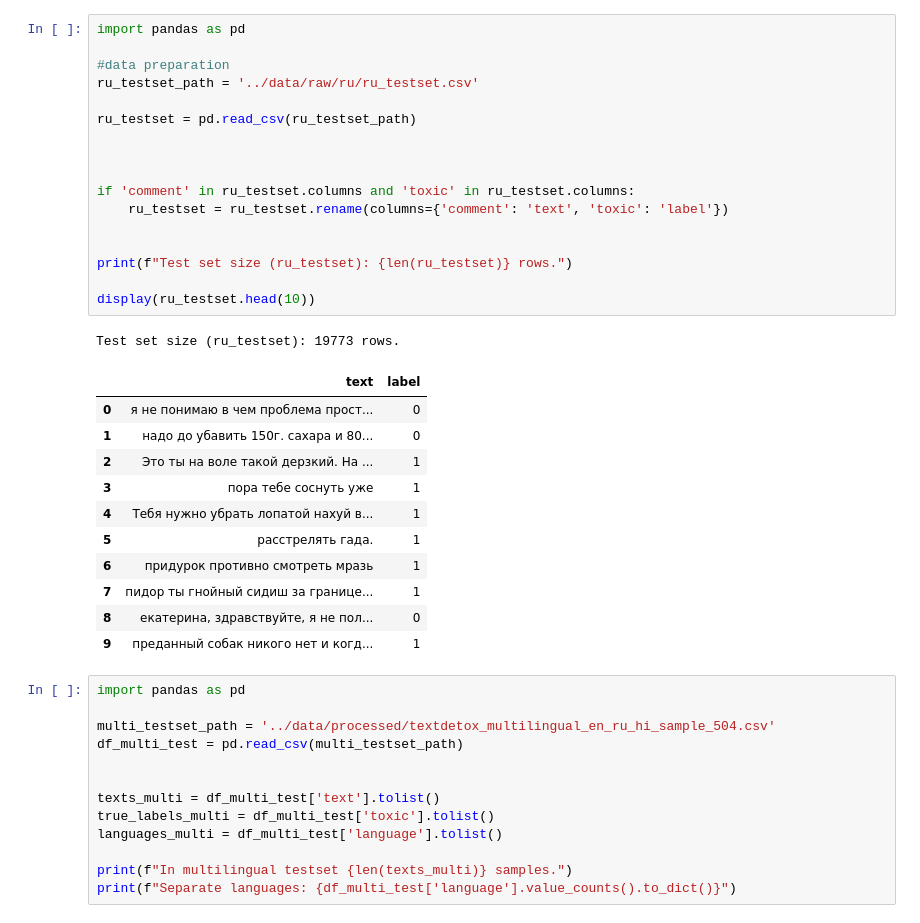
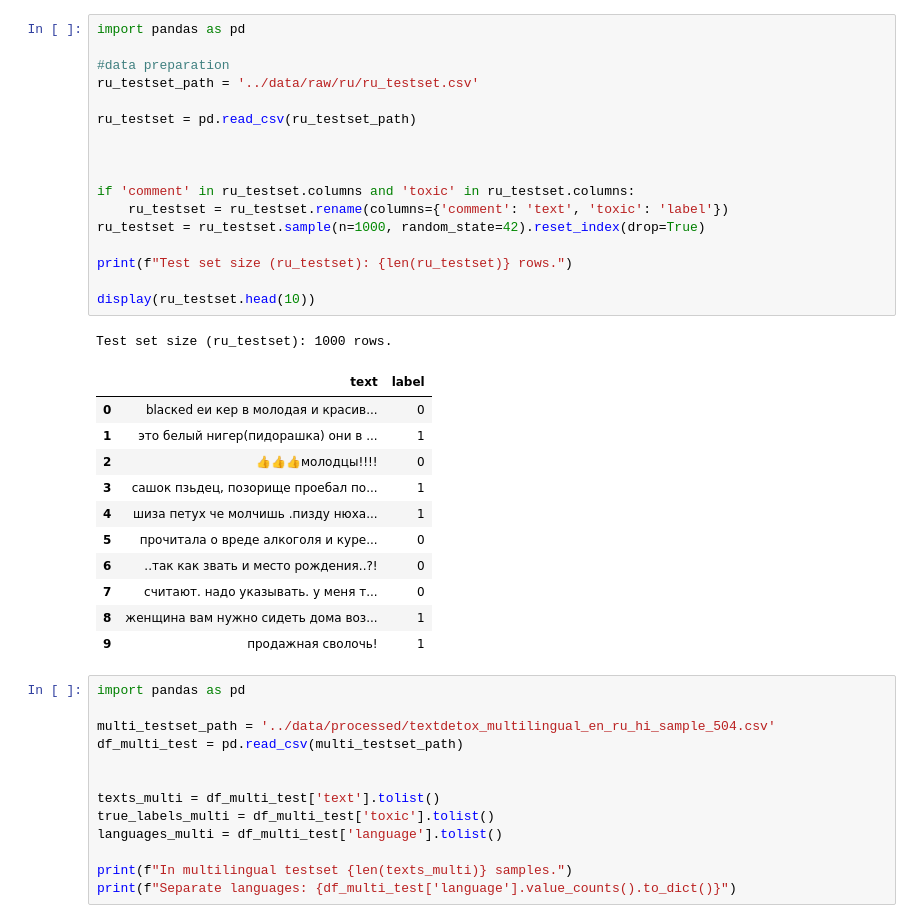
Before and after one commit to marinaza0/nlp_toxinity, a Jupyter notebook: notebooks/compare_models.ipynb, the cells around one changed output. Saved outputs shown, nothing was run; the diff lists cells and outputs as text.

```diff
--- a/notebooks/compare_models.ipynb
+++ b/notebooks/compare_models.ipynb
@@ -84,33 +96,33 @@ Multilingual model (intfloat/multilingual-e5-base) successfully downloaded
 # %%
 import pandas as pd
 
 #data preparation
 ru_testset_path = '../data/raw/ru/ru_testset.csv'
 
 ru_testset = pd.read_csv(ru_testset_path)
 
 
 
 if 'comment' in ru_testset.columns and 'toxic' in ru_testset.columns:
     ru_testset = ru_testset.rename(columns={'comment': 'text', 'toxic': 'label'})
-
+ru_testset = ru_testset.sample(n=1000, random_state=42).reset_index(drop=True)
 
 print(f"Test set size (ru_testset): {len(ru_testset)} rows.")
 
 display(ru_testset.head(10))
 # %% [output]
-Test set size (ru_testset): 19773 rows.
+Test set size (ru_testset): 1000 rows.
 |  | text | label |
-| 0 | я не понимаю в чем проблема прост... | 0 |
-| 1 | надо до убавить 150г. сахара и 80... | 0 |
-| 2 | Это ты на воле такой дерзкий. На ... | 1 |
-| 3 | пора тебе соснуть уже | 1 |
-| 4 | Тебя нужно убрать лопатой нахуй в... | 1 |
-| 5 | расстрелять гада. | 1 |
-| 6 | придурок противно смотреть мразь | 1 |
-| 7 | пидор ты гнойный сидиш за границе... | 1 |
-| 8 | екатерина, здравствуйте, я не пол... | 0 |
-| 9 | преданный собак никого нет и когд... | 1 |
+| 0 | blаскеd еи кер в молодая и красив... | 0 |
+| 1 | это белый нигер(пидорашка) они в ... | 1 |
+| 2 | 👍👍👍молодцы!!!! | 0 |
+| 3 | сашок пзьдец, позорище проебал по... | 1 |
+| 4 | шиза петух че молчишь .пизду нюха... | 1 |
+| 5 | прочитала о вреде алкоголя и куре... | 0 |
+| 6 | ..так как звать и место рождения..?! | 0 |
+| 7 | считают. надо указывать. у меня т... | 0 |
+| 8 | женщина вам нужно сидеть дома воз... | 1 |
+| 9 | продажная сволочь! | 1 |
 # %%
 import pandas as pd
 
```
Also changed, not shown: parts of 5 cells of this notebook, 8 other files.
